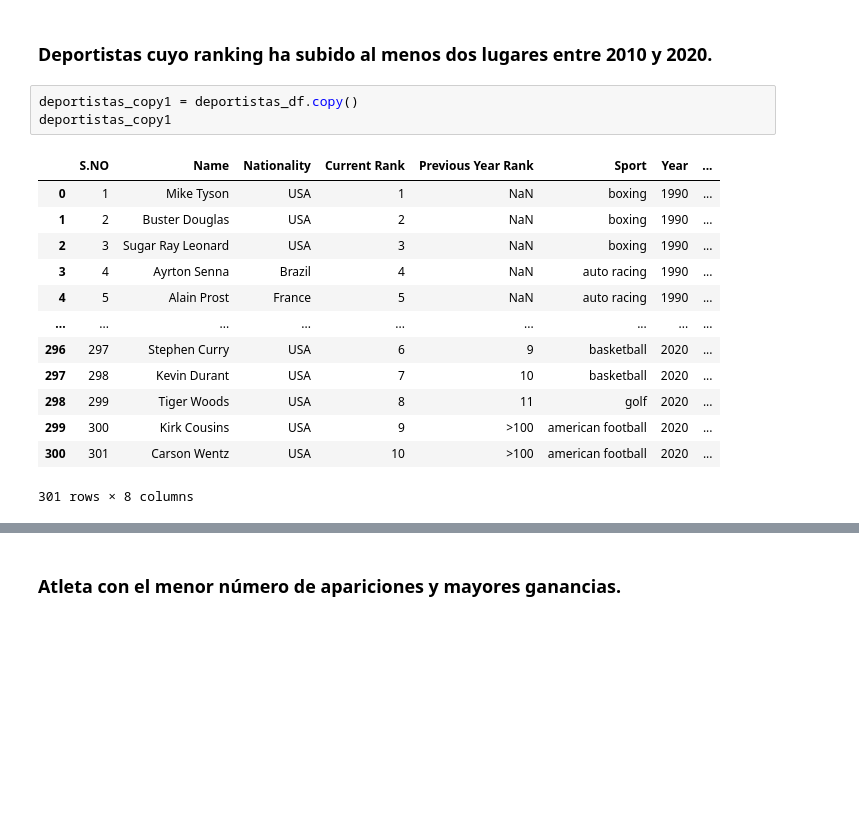
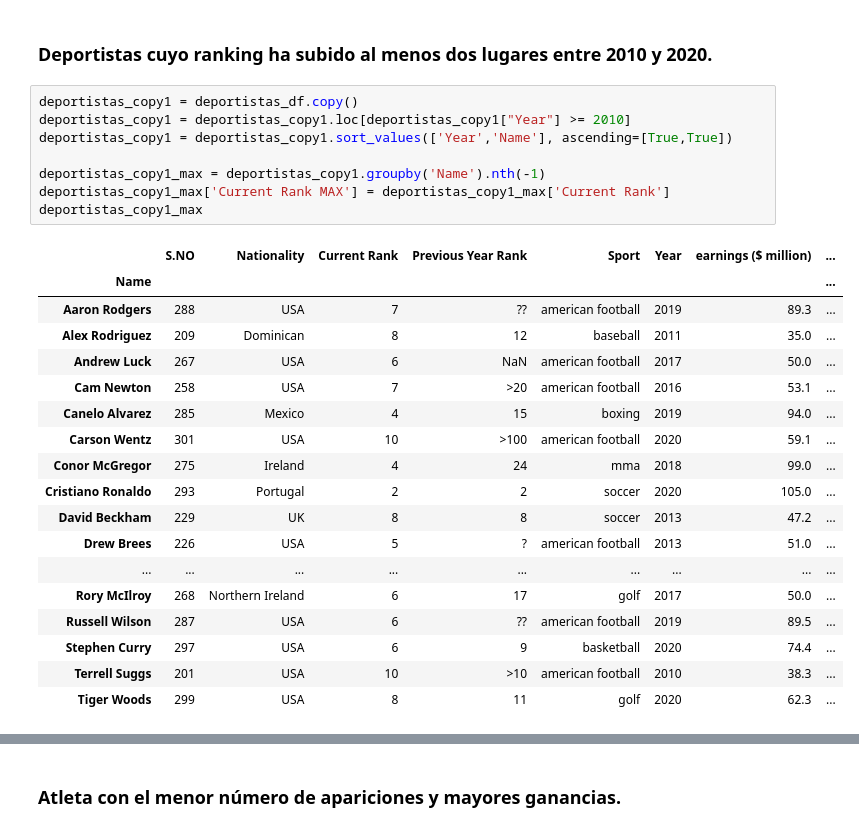
Before and after one commit to RodolfoKuman/devf_proyecto_modulo2, a Jupyter notebook: proyecto.ipynb, the cells around one changed output, grey strips where cells are left out. Cells and saved outputs as stored; diff of their text form; blank space fills up the shorter version.

```diff
--- a/proyecto.ipynb
+++ b/proyecto.ipynb
@@ -74,20 +74,30 @@ deportistas_df.head(50)
 | 49 | 50 | Nigel Mansell | UK | 10 | 19 | auto racing | 1994 | ... |
 # %% [markdown]
 ### Deportistas cuyo ranking ha subido al menos dos lugares entre 2010 y 2020.
-# %%
-deportistas_copy1 = deportistas_df.copy()
-deportistas_copy1
-# %% [output]
-|  | S.NO | Name | Nationality | Current Rank | Previous Year Rank | Sport | Year | ... |
-| 0 | 1 | Mike Tyson | USA | 1 | NaN | boxing | 1990 | ... |
-| 1 | 2 | Buster Douglas | USA | 2 | NaN | boxing | 1990 | ... |
-| 2 | 3 | Sugar Ray Leonard | USA | 3 | NaN | boxing | 1990 | ... |
-| 3 | 4 | Ayrton Senna | Brazil | 4 | NaN | auto racing | 1990 | ... |
-| 4 | 5 | Alain Prost | France | 5 | NaN | auto racing | 1990 | ... |
-| ... | ... | ... | ... | ... | ... | ... | ... | ... |
-| 296 | 297 | Stephen Curry | USA | 6 | 9 | basketball | 2020 | ... |
-| 297 | 298 | Kevin Durant | USA | 7 | 10 | basketball | 2020 | ... |
-| 298 | 299 | Tiger Woods | USA | 8 | 11 | golf | 2020 | ... |
-| 299 | 300 | Kirk Cousins | USA | 9 | >100 | american football | 2020 | ... |
-| 300 | 301 | Carson Wentz | USA | 10 | >100 | american football | 2020 | ... |
-301 rows × 8 columns
+# %%
+deportistas_copy1 = deportistas_df.copy()
+deportistas_copy1 = deportistas_copy1.loc[deportistas_copy1["Year"] >= 2010]
+deportistas_copy1 = deportistas_copy1.sort_values(['Year','Name'], ascending=[True,True])
+
+deportistas_copy1_max = deportistas_copy1.groupby('Name').nth(-1)
+deportistas_copy1_max['Current Rank MAX'] = deportistas_copy1_max['Current Rank']
+deportistas_copy1_max
+# %% [output]
+|  | S.NO | Nationality | Current Rank | Previous Year Rank | Sport | Year | earnings ($ million) | ... |
+| Name |  |  |  |  |  |  |  | ... |
+| Aaron Rodgers | 288 | USA | 7 | ?? | american football | 2019 | 89.3 | ... |
+| Alex Rodriguez | 209 | Dominican | 8 | 12 | baseball | 2011 | 35.0 | ... |
+| Andrew Luck | 267 | USA | 6 | NaN | american football | 2017 | 50.0 | ... |
+| Cam Newton | 258 | USA | 7 | >20 | american football | 2016 | 53.1 | ... |
+| Canelo Alvarez | 285 | Mexico | 4 | 15 | boxing | 2019 | 94.0 | ... |
+| Carson Wentz | 301 | USA | 10 | >100 | american football | 2020 | 59.1 | ... |
+| Conor McGregor | 275 | Ireland | 4 | 24 | mma | 2018 | 99.0 | ... |
+| Cristiano Ronaldo | 293 | Portugal | 2 | 2 | soccer | 2020 | 105.0 | ... |
+| David Beckham | 229 | UK | 8 | 8 | soccer | 2013 | 47.2 | ... |
+| Drew Brees | 226 | USA | 5 | ? | american football | 2013 | 51.0 | ... |
+| ... | ... | ... | ... | ... | ... | ... | ... | ... |
+| Rory McIlroy | 268 | Northern Ireland | 6 | 17 | golf | 2017 | 50.0 | ... |
+| Russell Wilson | 287 | USA | 6 | ?? | american football | 2019 | 89.5 | ... |
+| Stephen Curry | 297 | USA | 6 | 9 | basketball | 2020 | 74.4 | ... |
+| Terrell Suggs | 201 | USA | 10 | >10 | american football | 2010 | 38.3 | ... |
+| Tiger Woods | 299 | USA | 8 | 11 | golf | 2020 | 62.3 | ... |
```
Also changed, not shown: parts of 17 cells of this notebook.
